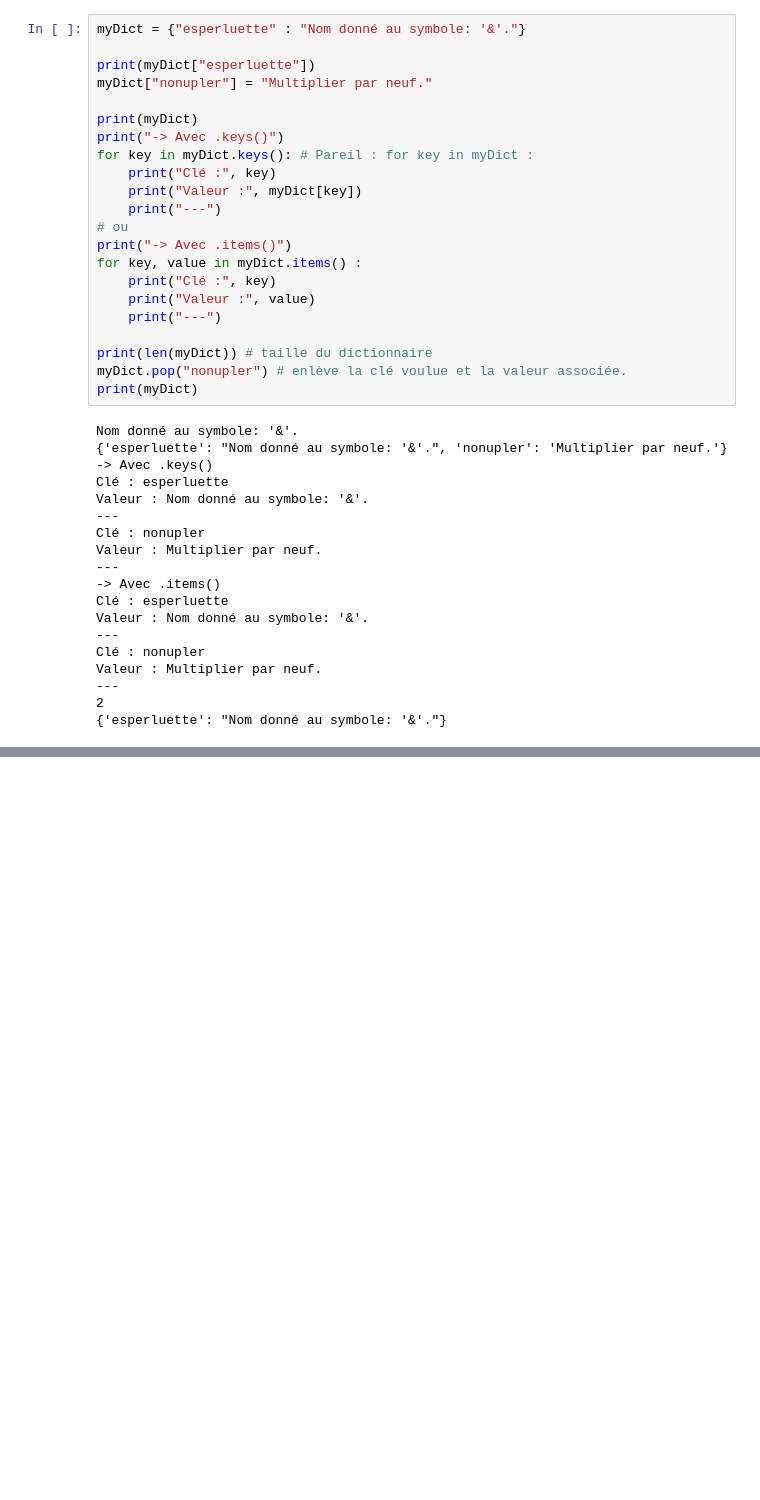
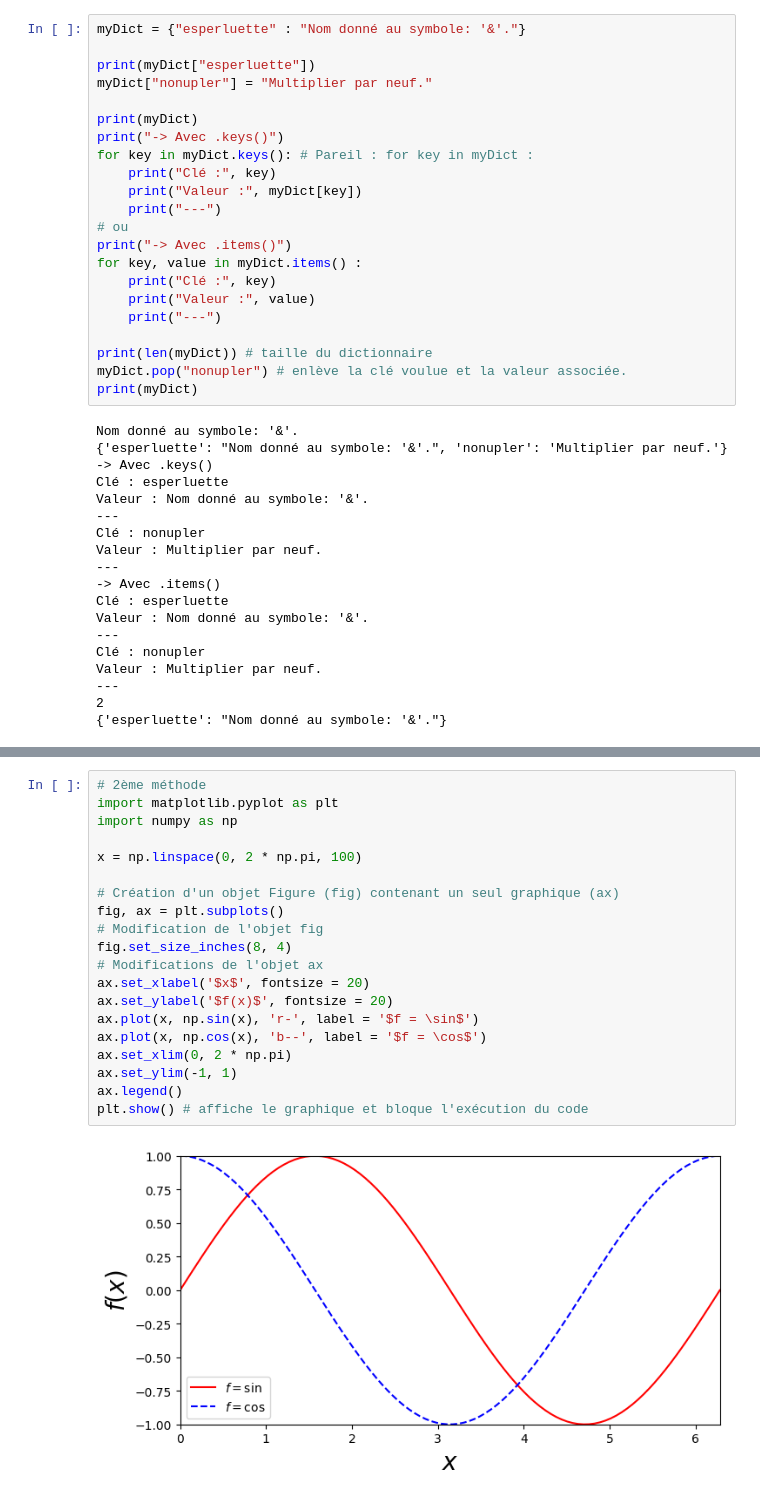
Before and after one commit to karlmtr/Introduction-python, a Jupyter notebook: IntroductionPython.ipynb, the cells around one changed output, grey strips where cells are left out. Saved outputs shown, nothing was run; the diff lists cells and outputs as text; blank space fills up the shorter version.

```diff
--- a/IntroductionPython.ipynb
+++ b/IntroductionPython.ipynb
@@ -576,0 +752,22 @@ Valeur : Multiplier par neuf.
+# %%
+# 2ème méthode
+import matplotlib.pyplot as plt
+import numpy as np
+
+x = np.linspace(0, 2 * np.pi, 100)
+
+# Création d'un objet Figure (fig) contenant un seul graphique (ax)
+fig, ax = plt.subplots()
+# Modification de l'objet fig
+fig.set_size_inches(8, 4)
+# Modifications de l'objet ax
+ax.set_xlabel('$x$', fontsize = 20)
+ax.set_ylabel('$f(x)$', fontsize = 20)
+ax.plot(x, np.sin(x), 'r-', label = '$f = \sin$')
+ax.plot(x, np.cos(x), 'b--', label = '$f = \cos$')
+ax.set_xlim(0, 2 * np.pi)
+ax.set_ylim(-1, 1)
+ax.legend()
+plt.show() # affiche le graphique et bloque l'exécution du code
+# %% [output]
+[figure, added]
```
Also changed, not shown: parts of 30 cells of this notebook, 1 other file.
